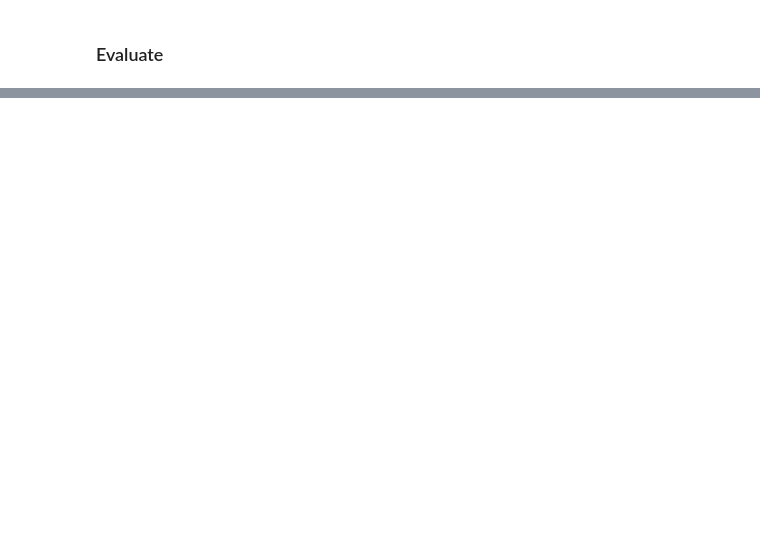
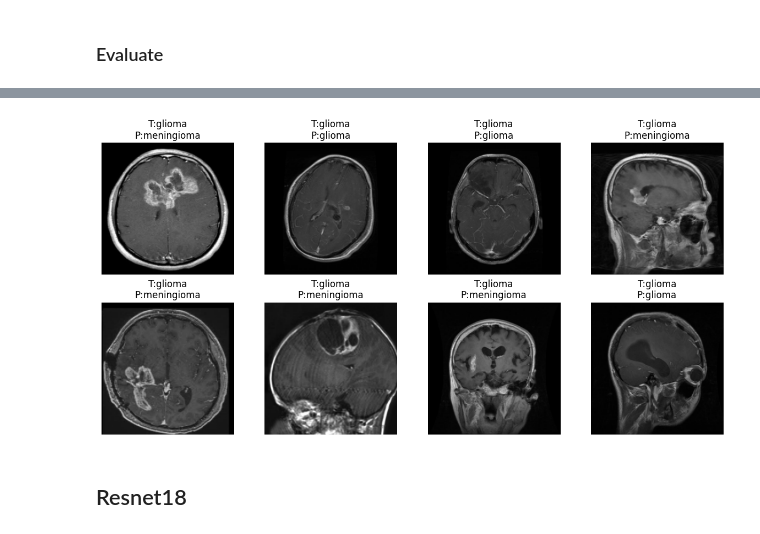
Before and after one commit to liuh2so4/Brain-Tumor-MRI, a Jupyter notebook: main.ipynb, the cells around one changed output, grey strips where cells are left out. Drawn from its saved outputs; the diff is of its cells as text; code cells hidden in the pictures; blank space fills up the shorter version.

```diff
--- a/main.ipynb
+++ b/main.ipynb
@@ -54,2 +291,8 @@ Classes: ['glioma', 'meningioma', 'notumor', 'pituitary']
 # %% [markdown]
 ### Evaluate
+# %%
+model.load_state_dict(torch.load(best_model_path, map_location=device))
+test_loss, test_acc = evaluate(model, test_loader, criterion, device)
+
+print(f"Test Loss: {test_loss:.4f}")
+print(f"Test Acc: {test_acc:.4f}")
@@ -55,0 +302,28 @@ Classes: ['glioma', 'meningioma', 'notumor', 'pituitary']
+# %%
+model.eval()
+
+images, labels = next(iter(test_loader))
+images = images.to(device)
+labels = labels.to(device)
+
+with torch.no_grad():
+    outputs = model(images)
+    _, preds = torch.max(outputs, 1)
+
+images = images.cpu()
+labels = labels.cpu()
+preds = preds.cpu()
+
+plt.figure(figsize=(12, 6))
+for i in range(min(8, len(images))):
+    plt.subplot(2, 4, i + 1)
+    img = images[i].permute(1, 2, 0).numpy()
+    plt.imshow(img)
+    plt.title(f"T:{full_train_dataset.classes[labels[i]]}\nP:{full_train_dataset.classes[preds[i]]}")
+    plt.axis("off")
+plt.tight_layout()
+plt.show()
+# %% [output]
+[figure, added]
+# %% [markdown]
+## Resnet18
```
Also changed, not shown: parts of 33 cells of this notebook, 6 other files.
